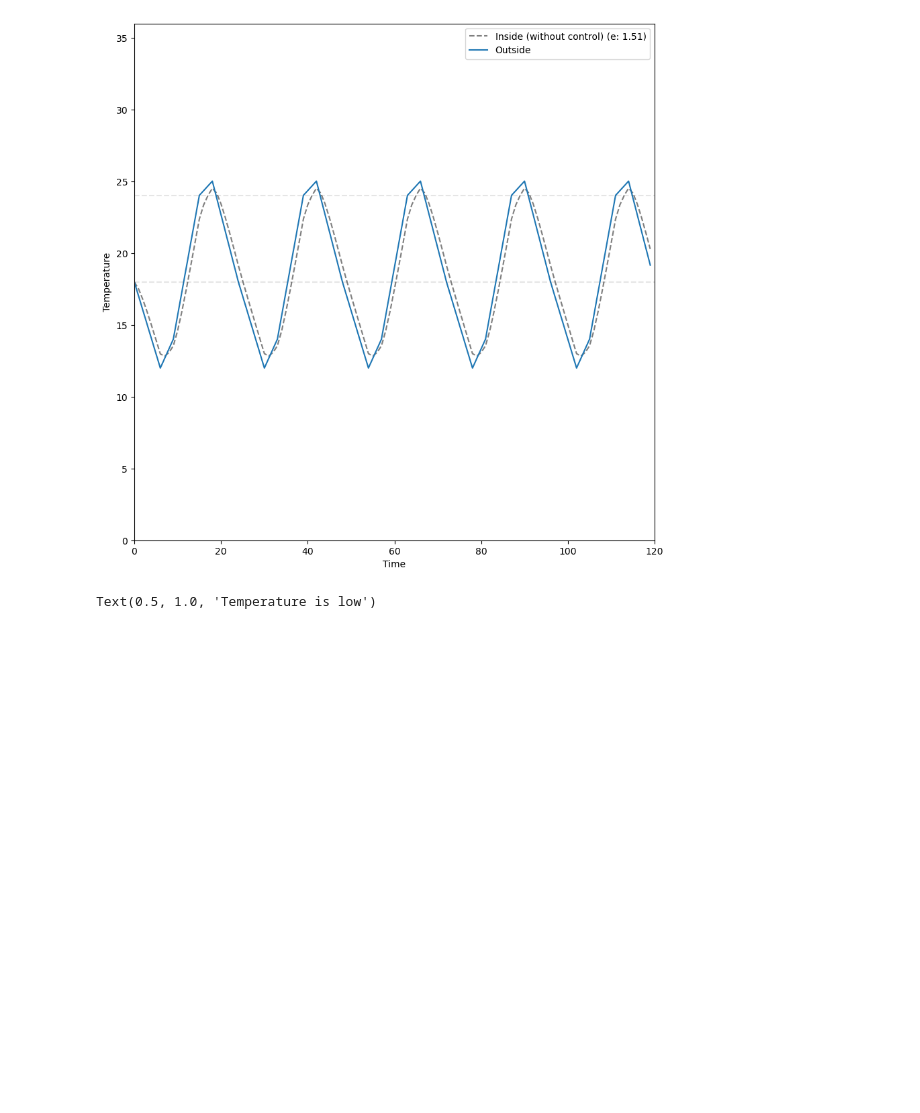
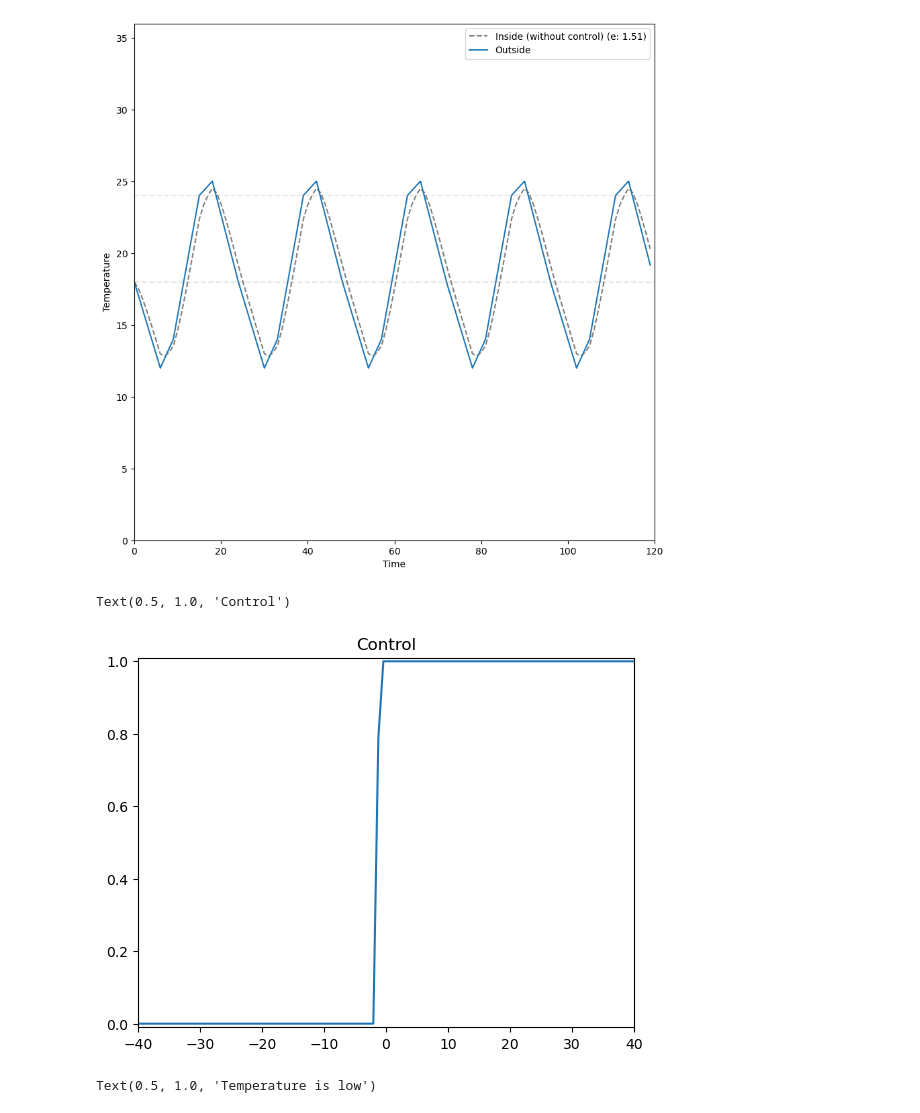
Before and after one commit to AndreaCampagner/softpy, a Jupyter notebook: examples/example_lesson2.ipynb, the cells around one changed output. Saved outputs shown, nothing was run; the diff lists cells and outputs as text; code cells hidden in the pictures; blank space fills up the shorter version.

```diff
--- a/examples/example_lesson2.ipynb
+++ b/examples/example_lesson2.ipynb
@@ -82,6 +83,16 @@ c_lowermed = TrapezoidalFuzzyNumber(-1.5, -1, -0.5, 0)
 c_nochange = TriangularFuzzyNumber(-0.1, 0, 0.1)
 c_highermed = TrapezoidalFuzzyNumber(0, 0.5, 1, 1.5)
 c_higher = RampFuzzyNumber(1,2)
+# %%
+xs = np.linspace(-40, 40, 100)
+ys = [c_lower(v) for v in xs]
+plt.plot(xs, ys)
+plt.xlim(-40,40)
+plt.ylim(-0.01,1.01)
+plt.title("Control")
+# %% [output]
+Text(0.5, 1.0, 'Control')
+[figure, added]
 # %%
 xs = np.linspace(0, 40, 100)
 ys = [t_low(v) for v in xs]
```
Also changed, not shown: parts of 3 cells of this notebook, 3 other files.
